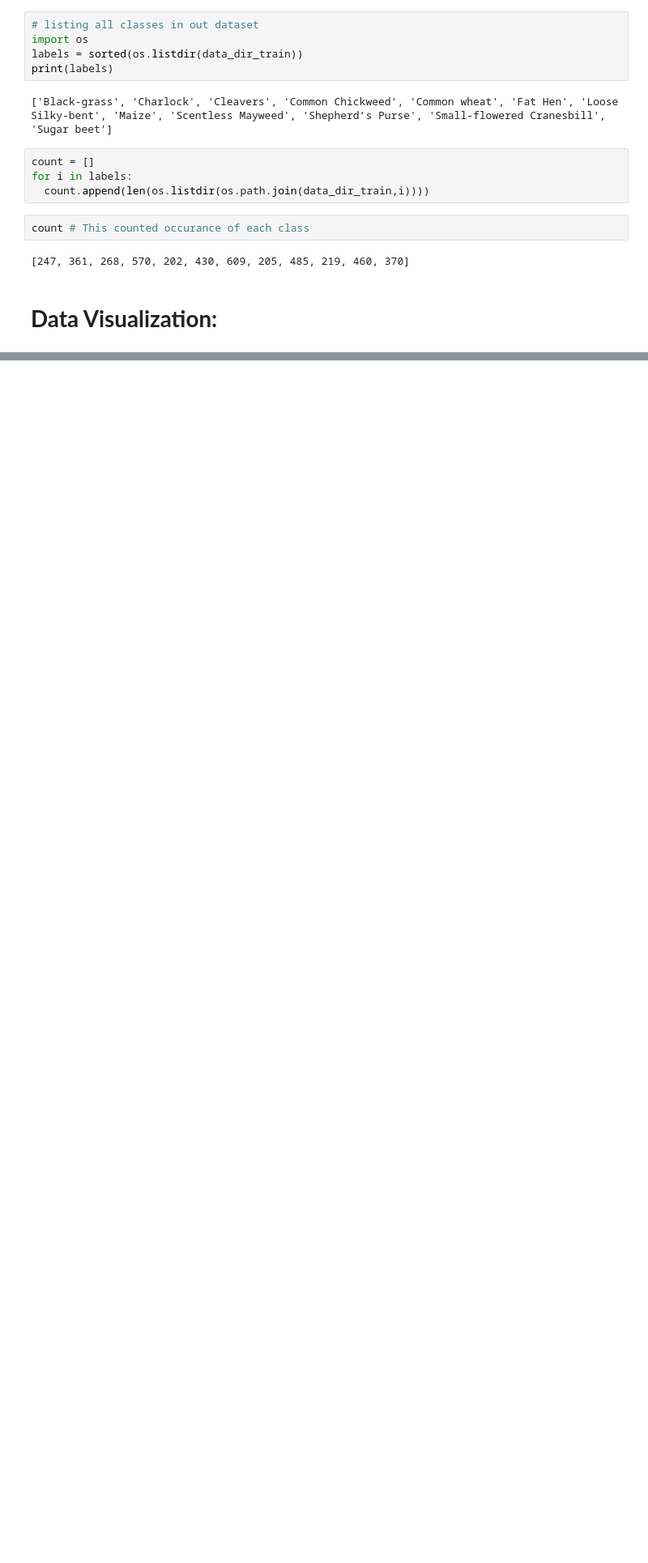
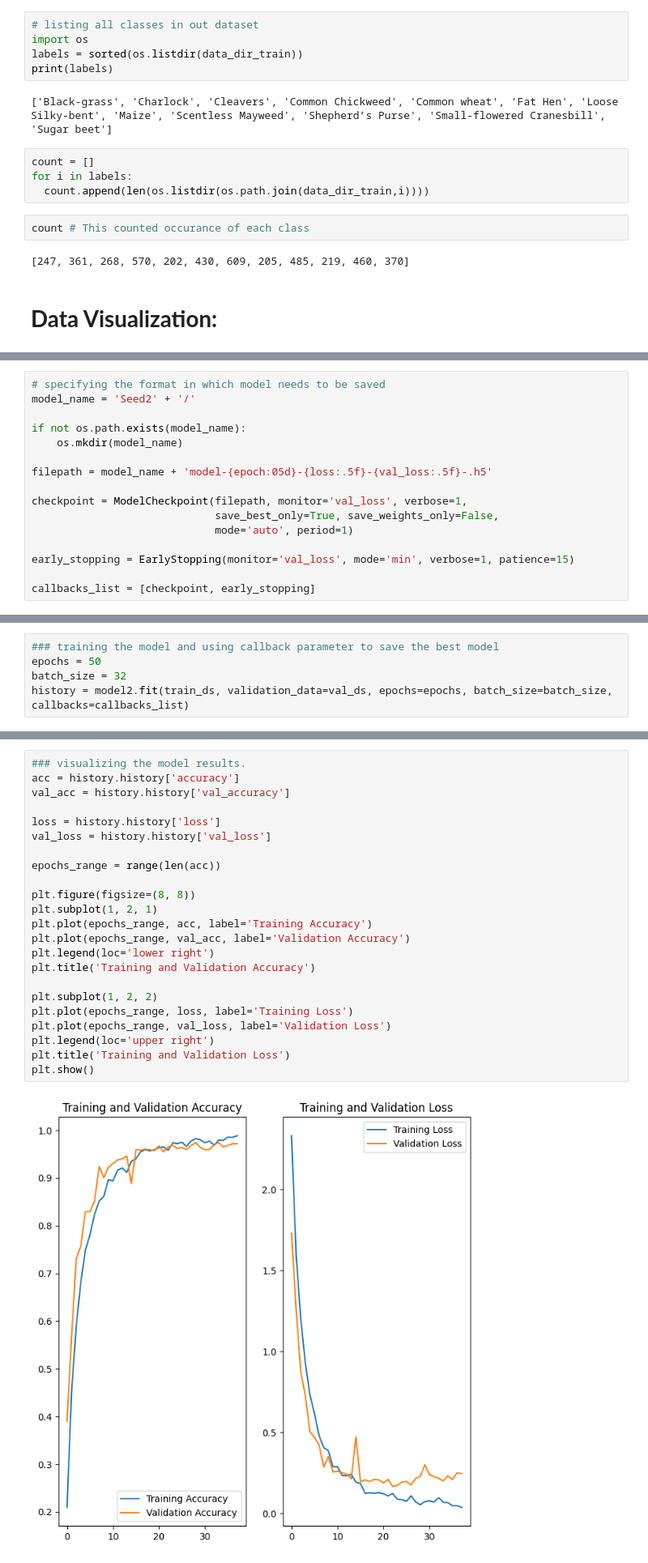
Before and after one commit to yashfirkedata/CV-Plant-Seedling-Classification, a Jupyter notebook: CV_Plant_Seedling_Classification.ipynb, the cells around one changed output, grey strips where cells are left out. Shown at 81% size. Drawn from its saved outputs; the diff is of its cells as text; blank space fills up the shorter version.

```diff
--- a/CV_Plant_Seedling_Classification.ipynb
+++ b/CV_Plant_Seedling_Classification.ipynb
@@ -115,0 +295,16 @@ for image, label in train_ds.take(1):
+# %%
+# specifying the format in which model needs to be saved
+model_name = 'Seed2' + '/'
+
+if not os.path.exists(model_name):
+    os.mkdir(model_name)
+
+filepath = model_name + 'model-{epoch:05d}-{loss:.5f}-{val_loss:.5f}-.h5'
+
+checkpoint = ModelCheckpoint(filepath, monitor='val_loss', verbose=1,
+                             save_best_only=True, save_weights_only=False,
+                             mode='auto', period=1)
+
+early_stopping = EarlyStopping(monitor='val_loss', mode='min', verbose=1, patience=15)
+
+callbacks_list = [checkpoint, early_stopping]
@@ -115,0 +313,5 @@ for image, label in train_ds.take(1):
+# %%
+### training the model and using callback parameter to save the best model
+epochs = 50
+batch_size = 32
+history = model2.fit(train_ds, validation_data=val_ds, epochs=epochs, batch_size=batch_size, callbacks=callbacks_list)
@@ -115,0 +338,25 @@ for image, label in train_ds.take(1):
+# %%
+### visualizing the model results.
+acc = history.history['accuracy']
+val_acc = history.history['val_accuracy']
+
+loss = history.history['loss']
+val_loss = history.history['val_loss']
+
+epochs_range = range(len(acc))
+
+plt.figure(figsize=(8, 8))
+plt.subplot(1, 2, 1)
+plt.plot(epochs_range, acc, label='Training Accuracy')
+plt.plot(epochs_range, val_acc, label='Validation Accuracy')
+plt.legend(loc='lower right')
+plt.title('Training and Validation Accuracy')
+
+plt.subplot(1, 2, 2)
+plt.plot(epochs_range, loss, label='Training Loss')
+plt.plot(epochs_range, val_loss, label='Validation Loss')
+plt.legend(loc='upper right')
+plt.title('Training and Validation Loss')
+plt.show()
+# %% [output]
+[figure, added]
```
Also changed, not shown: parts of 39 cells of this notebook.
